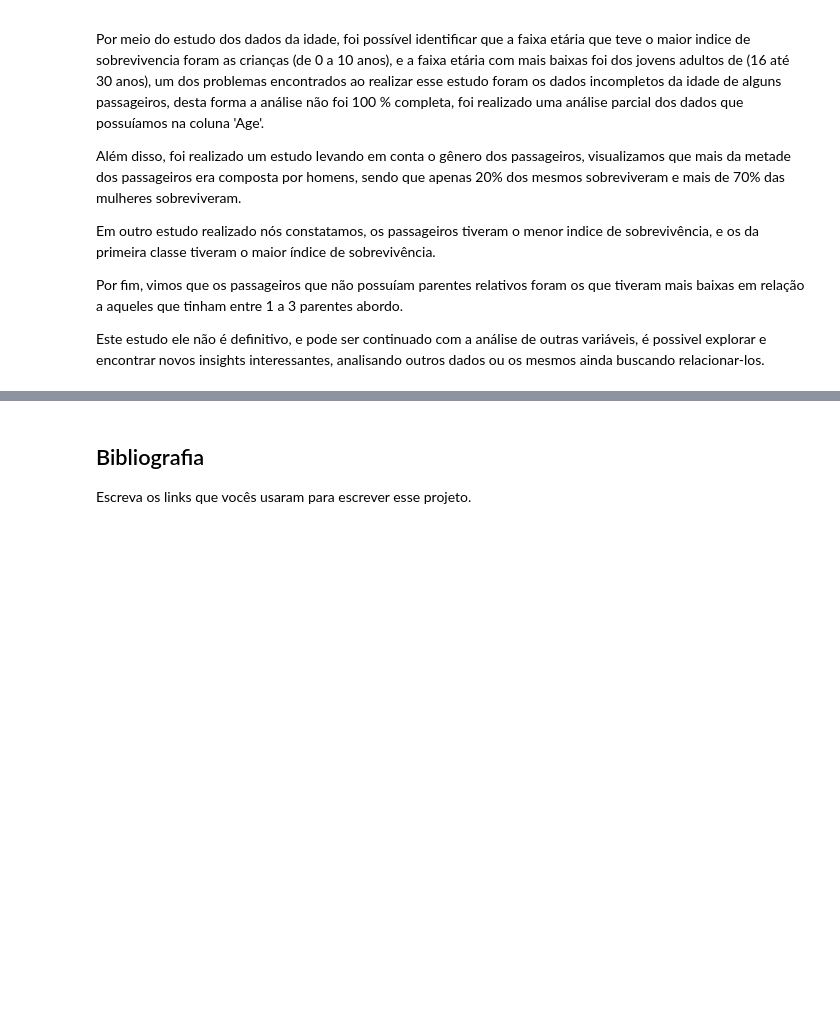
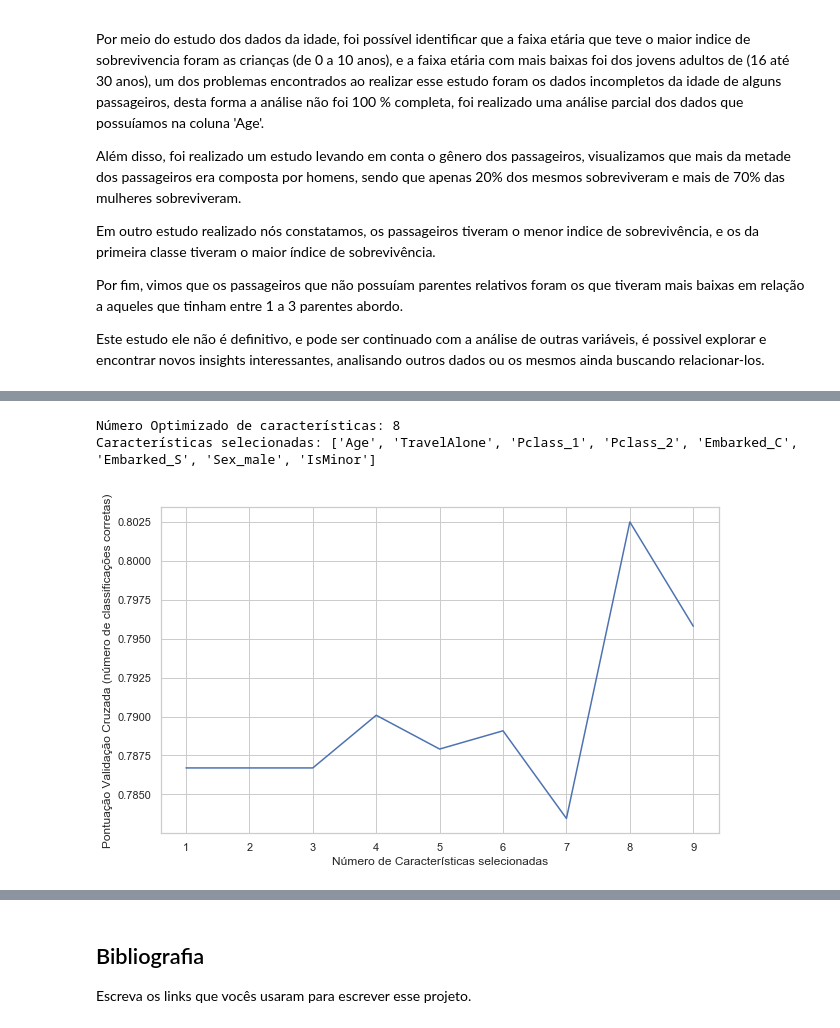
Before and after one commit to Cloker98/Titanic-Data-analysis-from-Disaster, a Jupyter notebook: projeto_ii.ipynb, the cells around one changed output, grey strips where cells are left out. Cells and saved outputs as stored; diff of their text form; code cells hidden in the pictures; blank space fills up the shorter version.

```diff
--- a/projeto_ii.ipynb
+++ b/projeto_ii.ipynb
@@ -754,0 +786,5 @@ No gráfico acima vemos que os passageiros que participavam do intervalo de 1 pa
+# %%
+#Cria variável categórica para quem viaja sozinho.
+train_data['TravelAlone']=np.where((train_data["SibSp"]+train_data["Parch"])>0, 0, 1)
+train_data.drop('SibSp', axis=1, inplace=True)
+train_data.drop('Parch', axis=1, inplace=True)
@@ -754,0 +840,5 @@ No gráfico acima vemos que os passageiros que participavam do intervalo de 1 pa
+# %%
+# Cria a nova variavél
+final_train['IsMinor']=np.where(final_train['Age']<=16, 1, 0)
+
+final_test['IsMinor']=np.where(final_test['Age']<=16, 1, 0)
@@ -754,0 +850,16 @@ No gráfico acima vemos que os passageiros que participavam do intervalo de 1 pa
+# %%
+# Realiza imports, do algoritmo de regressão logistíca e o de Eliminação Recursiva de Característica (RFE).
+# iremos utilizar o RFE para a seleção de características
+from sklearn.linear_model import LogisticRegression
+from sklearn.feature_selection import RFE
+
+cols = ["Age","Fare","TravelAlone","Pclass_1","Pclass_2","Embarked_C","Embarked_S","Sex_male","IsMinor"]
+X = final_train[cols]
+y = final_train['Survived']
+# Cria um registro de log e calcula as importâncias das características
+model = LogisticRegression()
+# Cria o modelo RFE e seleciona 8 atributos.
+rfe = RFE(model, 8)
+rfe = rfe.fit(X, y)
+# Resume a seleção dos atributos
+print('Características Selecionadas: %s' % list(X.columns[rfe.support_]))
@@ -768,0 +885,20 @@ Este estudo ele não é definitivo, e pode ser continuado com a análise de outr
+# %%
+from sklearn.feature_selection import RFECV
+# Cria o objeto RFE e calcula uma pontuação validada cruzada.
+# A pontuação de "precisão" é proporcional ao número de classificações corretas
+rfecv = RFECV(estimator=LogisticRegression(), step=1, cv=10, scoring='accuracy')
+rfecv.fit(X, y)
+
+print("Número Optimizado de características: %d" % rfecv.n_features_)
+print('Características selecionadas: %s' % list(X.columns[rfecv.support_]))
+
+# Plota o número de características VS. pontuações de validação cruzada
+plt.figure(figsize=(10,6))
+plt.xlabel("Número de Características selecionadas")
+plt.ylabel("Pontuação Validação Cruzada (número de classificações corretas)")
+plt.plot(range(1, len(rfecv.grid_scores_) + 1), rfecv.grid_scores_)
+plt.show()
+# %% [output]
+Número Optimizado de características: 8
+Características selecionadas: ['Age', 'TravelAlone', 'Pclass_1', 'Pclass_2', 'Embarked_C', 'Embarked_S', 'Sex_male', 'IsMinor']
+[figure, added]
```
Also changed, not shown: parts of 29 cells of this notebook.
